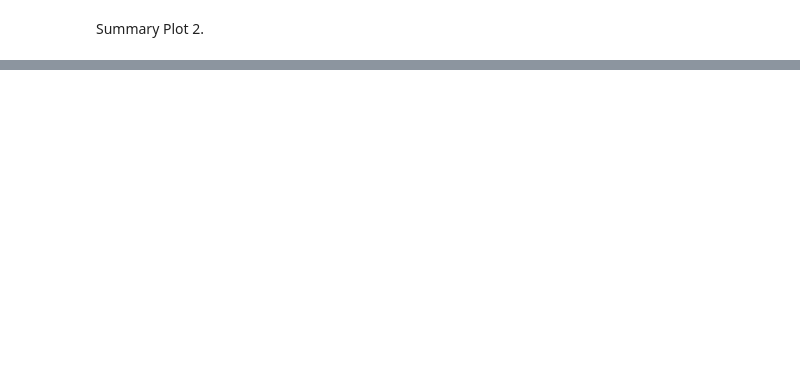
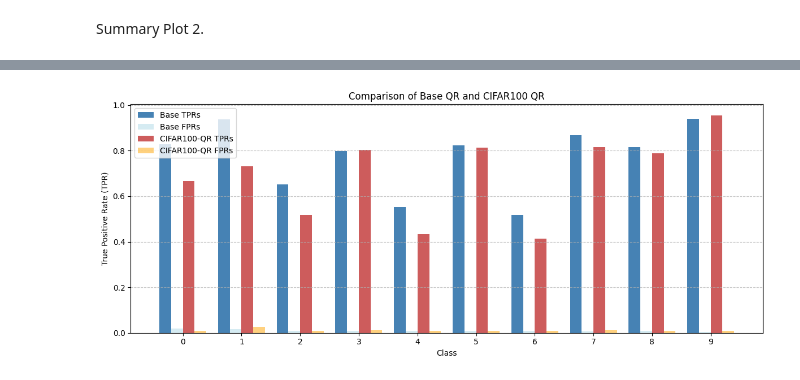
Before and after one commit to neilkale/quantile-diffusion-mia, a Jupyter notebook: experiments/cifar10_outofdist_qmia/08_process_results.ipynb, the cells around one changed output, grey strips where cells are left out. Drawn from its saved outputs; the diff is of its cells as text; code cells hidden in the pictures; blank space fills up the shorter version.

```diff
--- a/experiments/cifar10_outofdist_qmia/08_process_results.ipynb
+++ b/experiments/cifar10_outofdist_qmia/08_process_results.ipynb
@@ -277,0 +395,21 @@ plt.show()
+# %%
+import matplotlib.pyplot as plt
+
+ind = np.arange(10)  # positions for classes 0 to 9
+width = 0.2         # width of the bars
+
+plt.figure(figsize=(12, 5))
+plt.bar(ind - 1.5*width, base_tprs, width, label='Base TPRs', color='steelblue')
+plt.bar(ind - 0.5*width, base_fprs, width, label='Base FPRs', color='lightblue', alpha=0.5)
+plt.bar(ind + 0.5*width, celebaqr_tprs, width, label='CIFAR100-QR TPRs', color='indianred')
+plt.bar(ind + 1.5*width, celebaqr_fprs, width, label='CIFAR100-QR FPRs', color='orange', alpha=0.5)
+plt.xlabel('Class')
+plt.ylabel('True Positive Rate (TPR)')
+plt.title('Comparison of Base QR and CIFAR100 QR')
+plt.xticks(ind)
+plt.legend()
+plt.grid(axis='y', linestyle='--', alpha=0.7)
+plt.tight_layout()
+plt.show()
+# %% [output]
+[figure, added]
```
Also changed, not shown: parts of 14 cells of this notebook, 16 other files.
